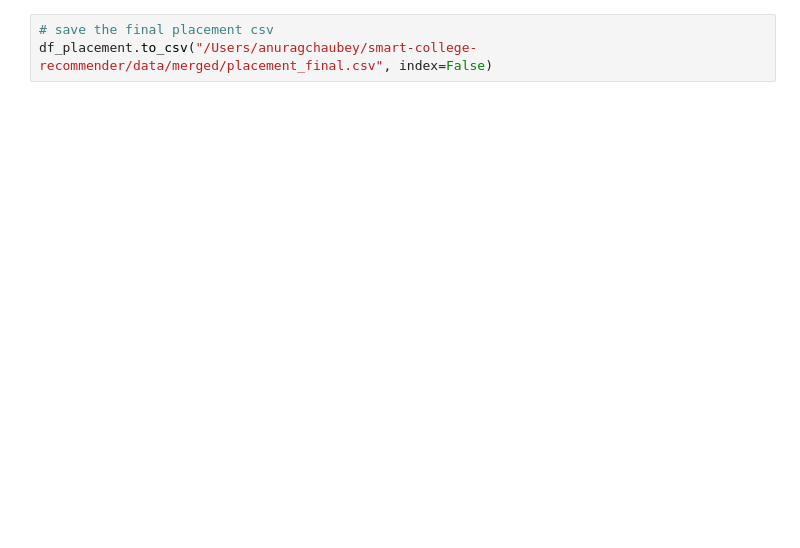
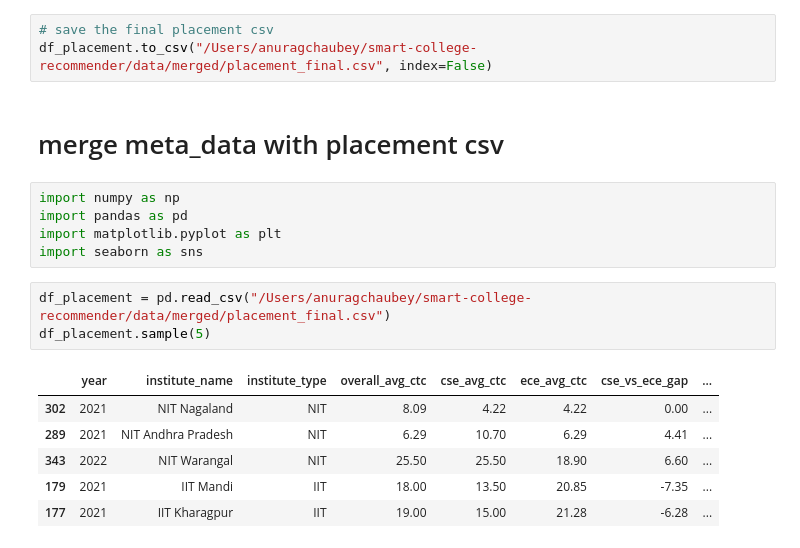
Before and after one commit to anuragchaubey1224/smart-college-recommender, a Jupyter notebook: notebooks/merge_placement_meta.ipynb, the cells around one changed output. Saved outputs shown, nothing was run; the diff lists cells and outputs as text; blank space fills up the shorter version.

```diff
--- a/notebooks/merge_placement_meta.ipynb
+++ b/notebooks/merge_placement_meta.ipynb
@@ -62,3 +77,20 @@ df_placement = pd.concat([df_iiit, df_iit, df_nit], ignore_index=True)
 # %%
 # save the final placement csv
 df_placement.to_csv("/Users/anuragchaubey/smart-college-recommender/data/merged/placement_final.csv", index=False)
+# %% [markdown]
+# merge meta_data with  placement csv
+# %%
+import numpy as np
+import pandas as pd
+import matplotlib.pyplot as plt
+import seaborn as sns
+# %%
+df_placement = pd.read_csv("/Users/anuragchaubey/smart-college-recommender/data/merged/placement_final.csv")
+df_placement.sample(5)
+# %% [output]
+|  | year | institute_name | institute_type | overall_avg_ctc | cse_avg_ctc | ece_avg_ctc | cse_vs_ece_gap | ... |
+| 302 | 2021 | NIT Nagaland | NIT | 8.09 | 4.22 | 4.22 | 0.00 | ... |
+| 289 | 2021 | NIT Andhra Pradesh | NIT | 6.29 | 10.70 | 6.29 | 4.41 | ... |
+| 343 | 2022 | NIT Warangal | NIT | 25.50 | 25.50 | 18.90 | 6.60 | ... |
+| 179 | 2021 | IIT Mandi | IIT | 18.00 | 13.50 | 20.85 | -7.35 | ... |
+| 177 | 2021 | IIT Kharagpur | IIT | 19.00 | 15.00 | 21.28 | -6.28 | ... |
```
Also changed, not shown: parts of 16 cells of this notebook, 1 other file.
